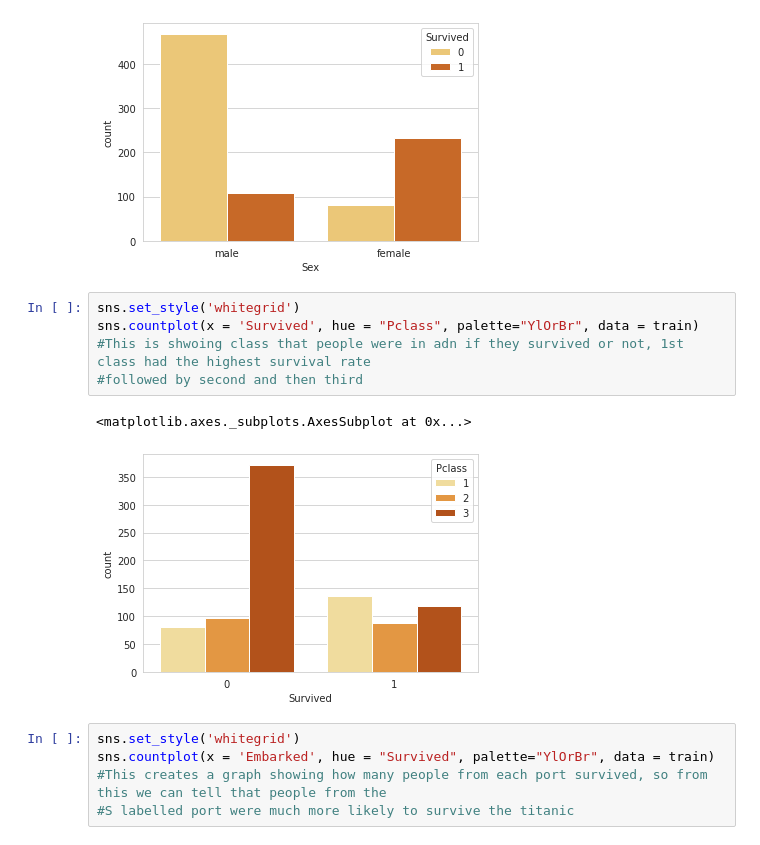
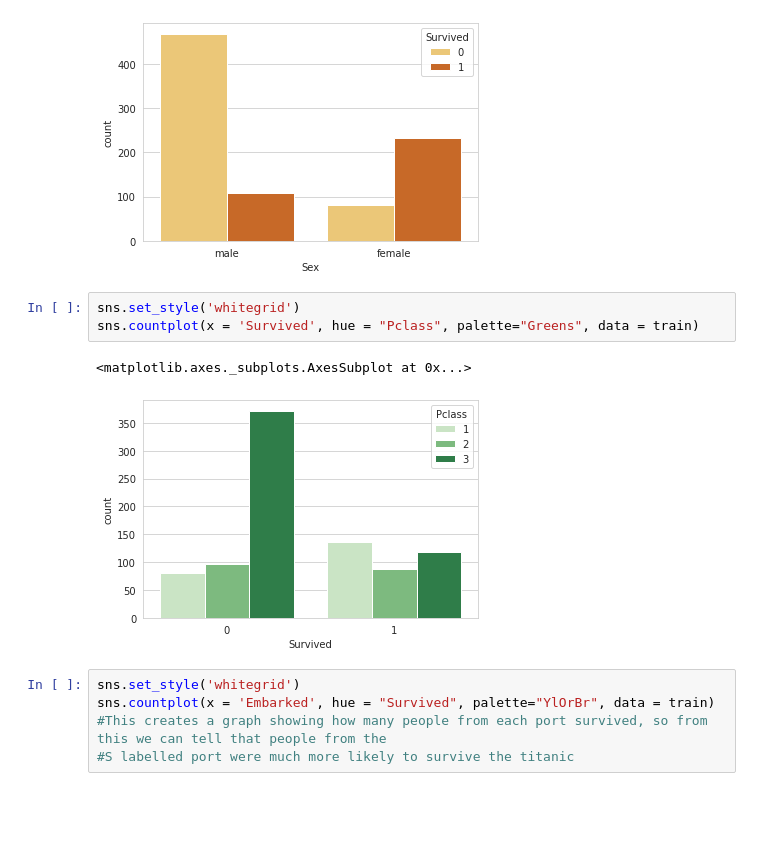
Before and after one commit to hollyplank/Essex-Group-2, a Jupyter notebook: Titanic.ipynb, the cells around one changed output. Saved outputs shown, nothing was run; the diff lists cells and outputs as text; blank space fills up the shorter version.

```diff
--- a/Titanic.ipynb
+++ b/Titanic.ipynb
@@ -189,12 +189,10 @@ sns.countplot(x = 'Sex', hue = 'Survived', palette="YlOrBr", data = train)
 [figure]
 # %%
 sns.set_style('whitegrid')
-sns.countplot(x = 'Survived', hue = "Pclass", palette="YlOrBr", data = train)
-#This is shwoing class that people were in adn if they survived or not, 1st class had the highest survival rate
-#followed by second and then third
+sns.countplot(x = 'Survived', hue = "Pclass", palette="Greens", data = train)
 # %% [output]
 <matplotlib.axes._subplots.AxesSubplot at 0x...>
-[figure, old version]
+[figure, new version]
 # %%
 sns.set_style('whitegrid')
 sns.countplot(x = 'Embarked', hue = "Survived", palette="YlOrBr", data = train)
```
Also changed, not shown: parts of 6 cells of this notebook.
